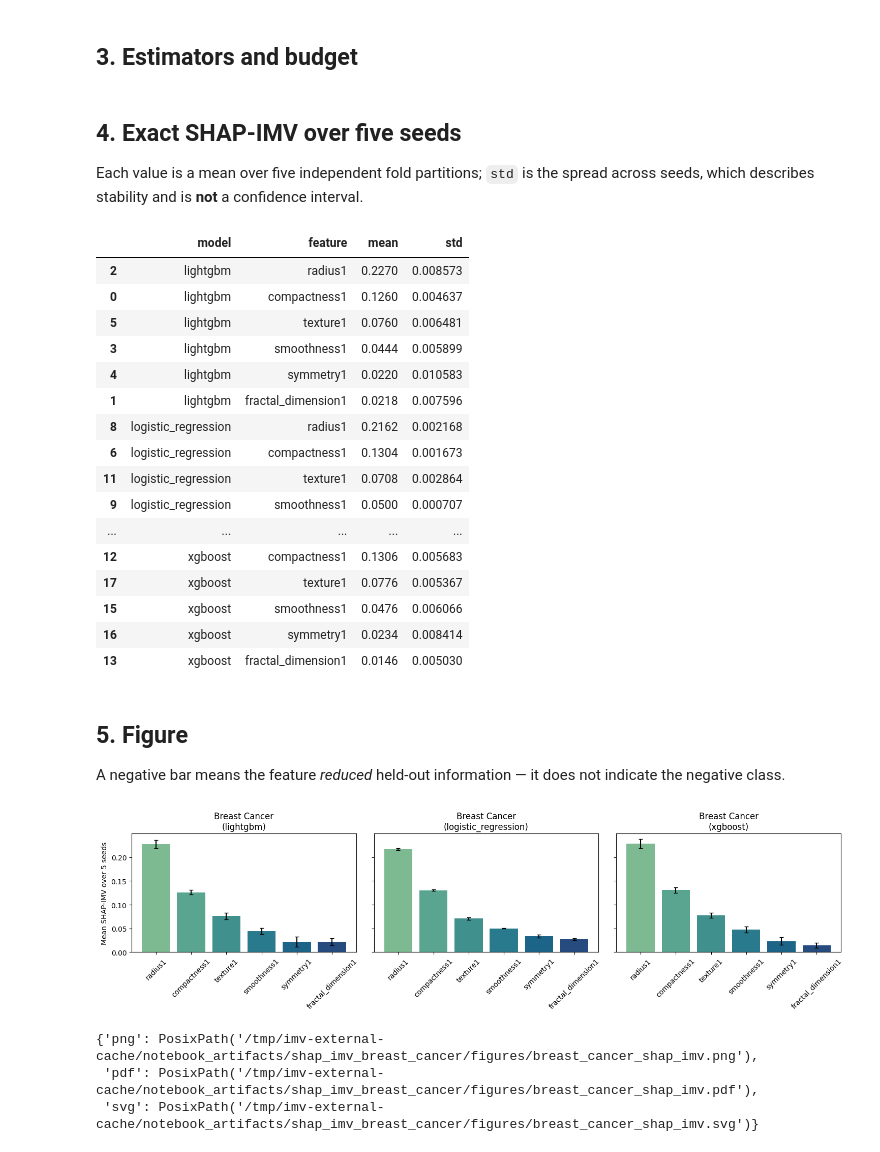
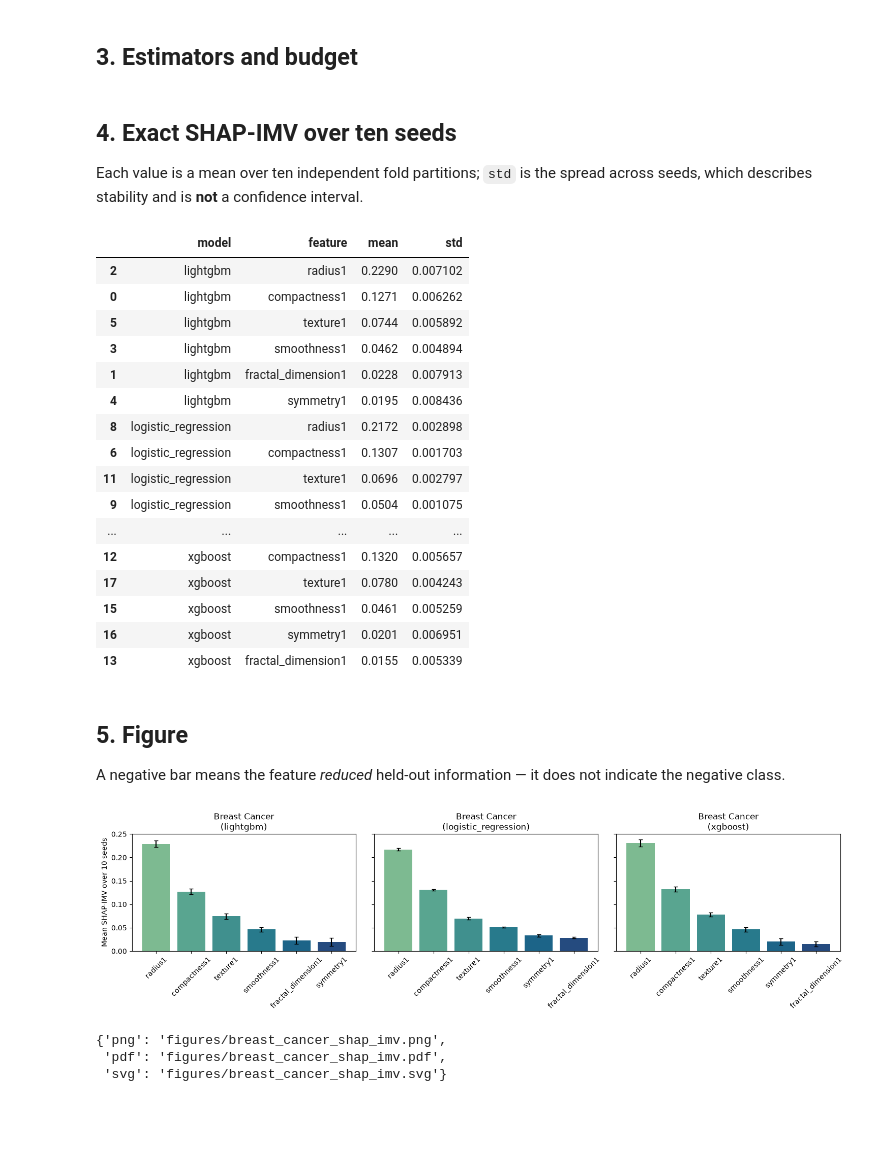
Before and after one commit to intermodelvigorish/imvpy, a Jupyter notebook: examples/shap_imv/shap_imv_breast_cancer.ipynb, the cells around one changed output. Cells and saved outputs as stored; diff of their text form; code cells hidden in the pictures; blank space fills up the shorter version.

```diff
--- a/examples/shap_imv/shap_imv_breast_cancer.ipynb
+++ b/examples/shap_imv/shap_imv_breast_cancer.ipynb
@@ -114,9 +146,10 @@ MAX_ROWS = 4000
 def subsample(frame, target, seed):
     if len(frame) <= MAX_ROWS:
         return frame.reset_index(drop=True)
-    per_class = frame.groupby(target, group_keys=False)
     frac = MAX_ROWS / len(frame)
-    out = per_class.apply(lambda g: g.sample(frac=frac, random_state=seed))
+    out = frame.groupby(target, group_keys=False).sample(
+        frac=frac, random_state=seed
+    )
     return out.reset_index(drop=True)
 
 def model_factories(seed):
@@ -131,9 +164,9 @@ def model_factories(seed):
             verbose=-1, n_jobs=1),
     }
 # %% [markdown]
-## 4. Exact SHAP-IMV over five seeds
+## 4. Exact SHAP-IMV over ten seeds
 
-Each value is a mean over five independent fold partitions; `std` is the spread across seeds, which describes stability and is **not** a confidence interval.
+Each value is a mean over ten independent fold partitions; `std` is the spread across seeds, which describes stability and is **not** a confidence interval.
 # %%
 # Features are standardised because IMV reads probabilities, and unscaled inputs
 # leave logistic regression unconverged, which would score a half-optimised model.
@@ -172,22 +205,22 @@ summary.to_csv(RESULTS / f"{DATASET}_shap_imv_summary.csv", index=False)
 summary
 # %% [output]
 |  | model | feature | mean | std |
-| 2 | lightgbm | radius1 | 0.2270 | 0.008573 |
-| 0 | lightgbm | compactness1 | 0.1260 | 0.004637 |
-| 5 | lightgbm | texture1 | 0.0760 | 0.006481 |
-| 3 | lightgbm | smoothness1 | 0.0444 | 0.005899 |
-| 4 | lightgbm | symmetry1 | 0.0220 | 0.010583 |
-| 1 | lightgbm | fractal_dimension1 | 0.0218 | 0.007596 |
-| 8 | logistic_regression | radius1 | 0.2162 | 0.002168 |
-| 6 | logistic_regression | compactness1 | 0.1304 | 0.001673 |
-| 11 | logistic_regression | texture1 | 0.0708 | 0.002864 |
-| 9 | logistic_regression | smoothness1 | 0.0500 | 0.000707 |
+| 2 | lightgbm | radius1 | 0.2290 | 0.007102 |
+| 0 | lightgbm | compactness1 | 0.1271 | 0.006262 |
+| 5 | lightgbm | texture1 | 0.0744 | 0.005892 |
+| 3 | lightgbm | smoothness1 | 0.0462 | 0.004894 |
+| 1 | lightgbm | fractal_dimension1 | 0.0228 | 0.007913 |
+| 4 | lightgbm | symmetry1 | 0.0195 | 0.008436 |
+| 8 | logistic_regression | radius1 | 0.2172 | 0.002898 |
+| 6 | logistic_regression | compactness1 | 0.1307 | 0.001703 |
+| 11 | logistic_regression | texture1 | 0.0696 | 0.002797 |
+| 9 | logistic_regression | smoothness1 | 0.0504 | 0.001075 |
 | ... | ... | ... | ... | ... |
-| 12 | xgboost | compactness1 | 0.1306 | 0.005683 |
-| 17 | xgboost | texture1 | 0.0776 | 0.005367 |
-| 15 | xgboost | smoothness1 | 0.0476 | 0.006066 |
-| 16 | xgboost | symmetry1 | 0.0234 | 0.008414 |
-| 13 | xgboost | fractal_dimension1 | 0.0146 | 0.005030 |
+| 12 | xgboost | compactness1 | 0.1320 | 0.005657 |
+| 17 | xgboost | texture1 | 0.0780 | 0.004243 |
+| 15 | xgboost | smoothness1 | 0.0461 | 0.005259 |
+| 16 | xgboost | symmetry1 | 0.0201 | 0.006951 |
+| 13 | xgboost | fractal_dimension1 | 0.0155 | 0.005339 |
 # %% [markdown]
 ## 5. Figure
 
@@ -195,21 +228,24 @@ A negative bar means the feature *reduced* held-out information — it does not
 # %%
 models = list(summary["model"].unique())
 fig, axes = plt.subplots(1, len(models), figsize=(5 * len(models), 4.2), sharey=True)
 axes = np.atleast_1d(axes)
 for ax, name in zip(axes, models):
     part = summary[summary.model == name].sort_values("mean", ascending=False)
     ax.bar(part["feature"], part["mean"], yerr=part["std"].fillna(0),
            capsize=3, color=sns.color_palette("crest", len(part)))
     ax.set_title(f"{TITLE}\n({name})")
     ax.tick_params(axis="x", rotation=45)
     ax.axhline(0, color="0.4", linewidth=0.8)
 axes[0].set_ylabel(f"Mean SHAP-IMV over {len(SEEDS)} seeds")
 fig.tight_layout()
-paths = save_figure(fig, FIGURES / f"{DATASET}_shap_imv")
+paths = {file_format: relative_path(path, start=ARTIFACTS)
+         for file_format, path in save_figure(
+             fig, FIGURES / f"{DATASET}_shap_imv"
+         ).items()}
 plt.show()
 paths
 # %% [output]
-[figure, old version]
+[figure, new version]
-{'png': PosixPath('/tmp/imv-external-cache/notebook_artifacts/shap_imv_breast_cancer/figures/breast_cancer_shap_imv.png'),
- 'pdf': PosixPath('/tmp/imv-external-cache/notebook_artifacts/shap_imv_breast_cancer/figures/breast_cancer_shap_imv.pdf'),
- 'svg': PosixPath('/tmp/imv-external-cache/notebook_artifacts/shap_imv_breast_cancer/figures/breast_cancer_shap_imv.svg')}
+{'png': 'figures/breast_cancer_shap_imv.png',
+ 'pdf': 'figures/breast_cancer_shap_imv.pdf',
+ 'svg': 'figures/breast_cancer_shap_imv.svg'}
```
Also changed, not shown: parts of 2 cells of this notebook, 38 other files.
